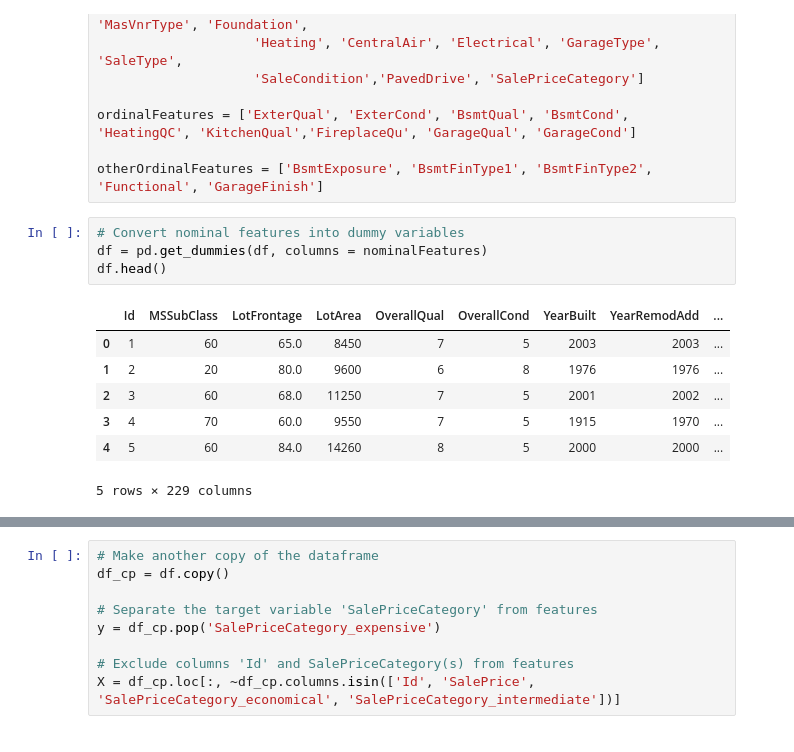
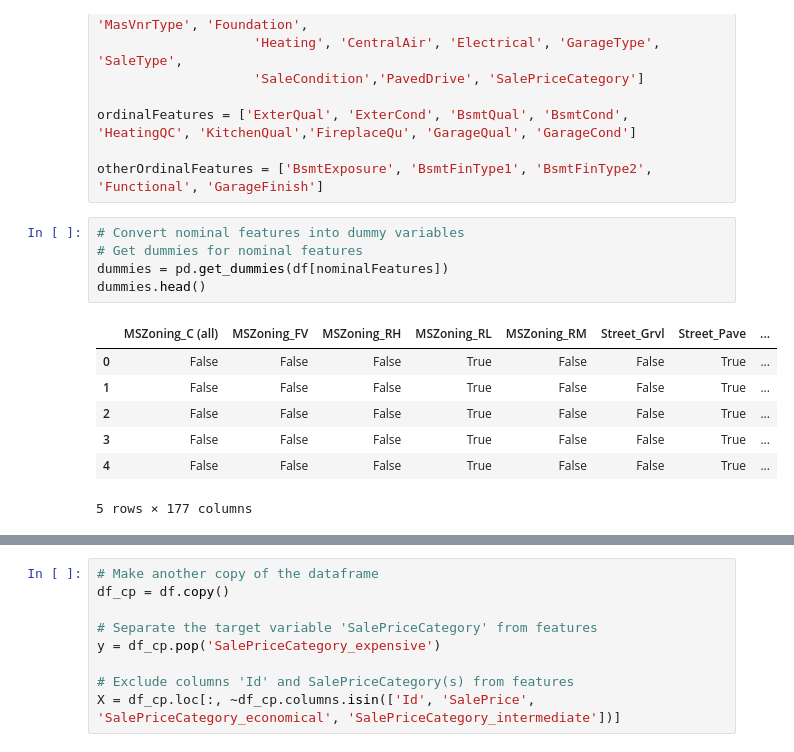
Before and after one commit to Andrea-gt/dm-hw-logr, a Jupyter notebook: dm-hw-logr.ipynb, the cells around one changed output, grey strips where cells are left out. Cells and saved outputs as stored; diff of their text form.

```diff
--- a/dm-hw-logr.ipynb
+++ b/dm-hw-logr.ipynb
@@ -121,13 +123,14 @@ ordinalFeatures = ['ExterQual', 'ExterCond', 'BsmtQual', 'BsmtCond', 'HeatingQC'
 otherOrdinalFeatures = ['BsmtExposure', 'BsmtFinType1', 'BsmtFinType2', 'Functional', 'GarageFinish']
 # %%
 # Convert nominal features into dummy variables
-df = pd.get_dummies(df, columns = nominalFeatures)
-df.head()
+# Get dummies for nominal features
+dummies = pd.get_dummies(df[nominalFeatures])
+dummies.head()
 # %% [output]
-|  | Id | MSSubClass | LotFrontage | LotArea | OverallQual | OverallCond | YearBuilt | YearRemodAdd | ... |
-| 0 | 1 | 60 | 65.0 | 8450 | 7 | 5 | 2003 | 2003 | ... |
-| 1 | 2 | 20 | 80.0 | 9600 | 6 | 8 | 1976 | 1976 | ... |
-| 2 | 3 | 60 | 68.0 | 11250 | 7 | 5 | 2001 | 2002 | ... |
-| 3 | 4 | 70 | 60.0 | 9550 | 7 | 5 | 1915 | 1970 | ... |
-| 4 | 5 | 60 | 84.0 | 14260 | 8 | 5 | 2000 | 2000 | ... |
+|  | MSZoning_C (all) | MSZoning_FV | MSZoning_RH | MSZoning_RL | MSZoning_RM | Street_Grvl | Street_Pave | ... |
+| 0 | False | False | False | True | False | False | True | ... |
+| 1 | False | False | False | True | False | False | True | ... |
+| 2 | False | False | False | True | False | False | True | ... |
+| 3 | False | False | False | True | False | False | True | ... |
+| 4 | False | False | False | True | False | False | True | ... |
-5 rows × 229 columns
+5 rows × 177 columns
```
Also changed, not shown: parts of 11 cells of this notebook.
